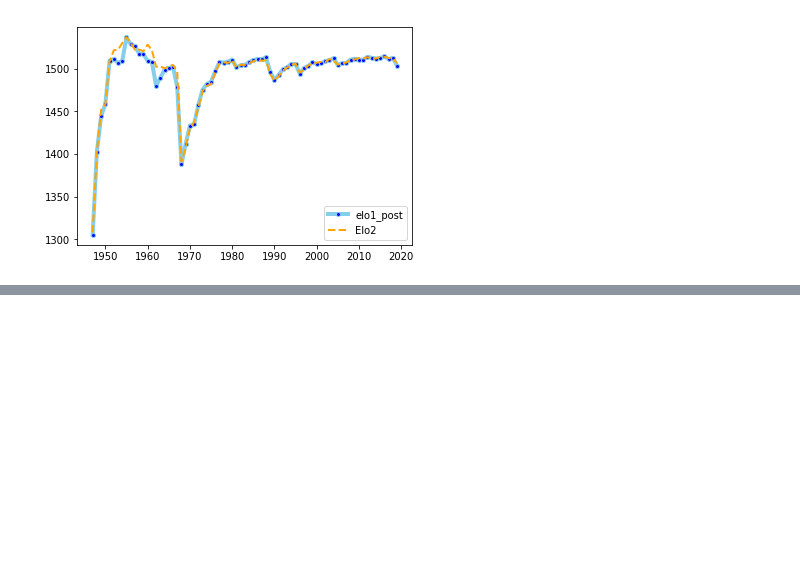
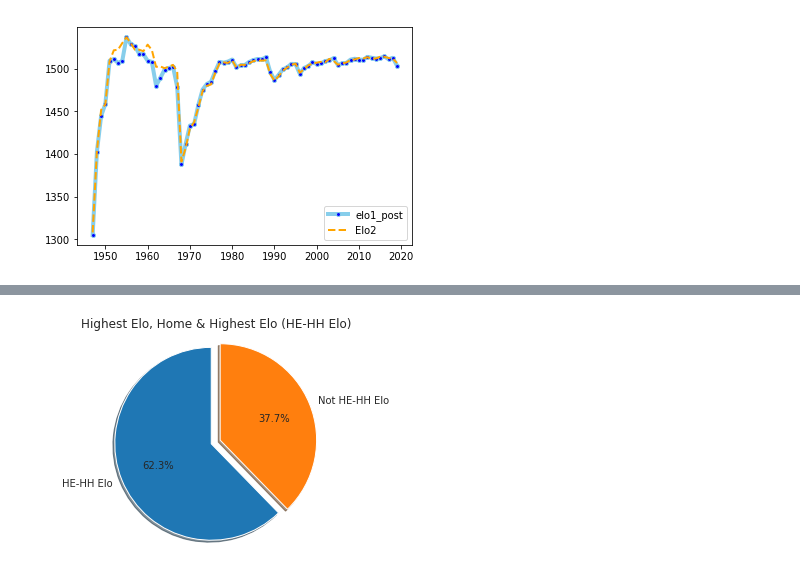
Before and after one commit to hughjafro/DS-Sprint-5-Project-Week, a Jupyter notebook: DS_151_Project_Playground.ipynb, the cells around one changed output, grey strips where cells are left out. Drawn from its saved outputs; the diff is of its cells as text; code cells hidden in the pictures; blank space fills up the shorter version.

```diff
--- a/DS_151_Project_Playground.ipynb
+++ b/DS_151_Project_Playground.ipynb
@@ -323,0 +385,16 @@ plt.show()
+# %%
+#  Sliced and Ordered Pie chart
+labels = 'HE-HH Elo', 'Not HE-HH Elo'
+sizes = [42561, 25763]
+explode = (0.1, 0)  # only "explode" the 1st slice (i.e. 'HE-HH Elo')
+
+fig1, ax1 = plt.subplots()
+ax1.pie(sizes, explode=explode, labels=labels, autopct='%1.1f%%',
+        shadow=True, startangle=90)
+ax1.axis('equal')  # Equal aspect ratio ensures that pie is drawn as a circle.
+
+plt.title('Highest Elo, Home & Highest Elo (HE-HH Elo)')
+
+plt.show()
+# %% [output]
+[figure, added]
```
Also changed, not shown: parts of 10 cells of this notebook.
